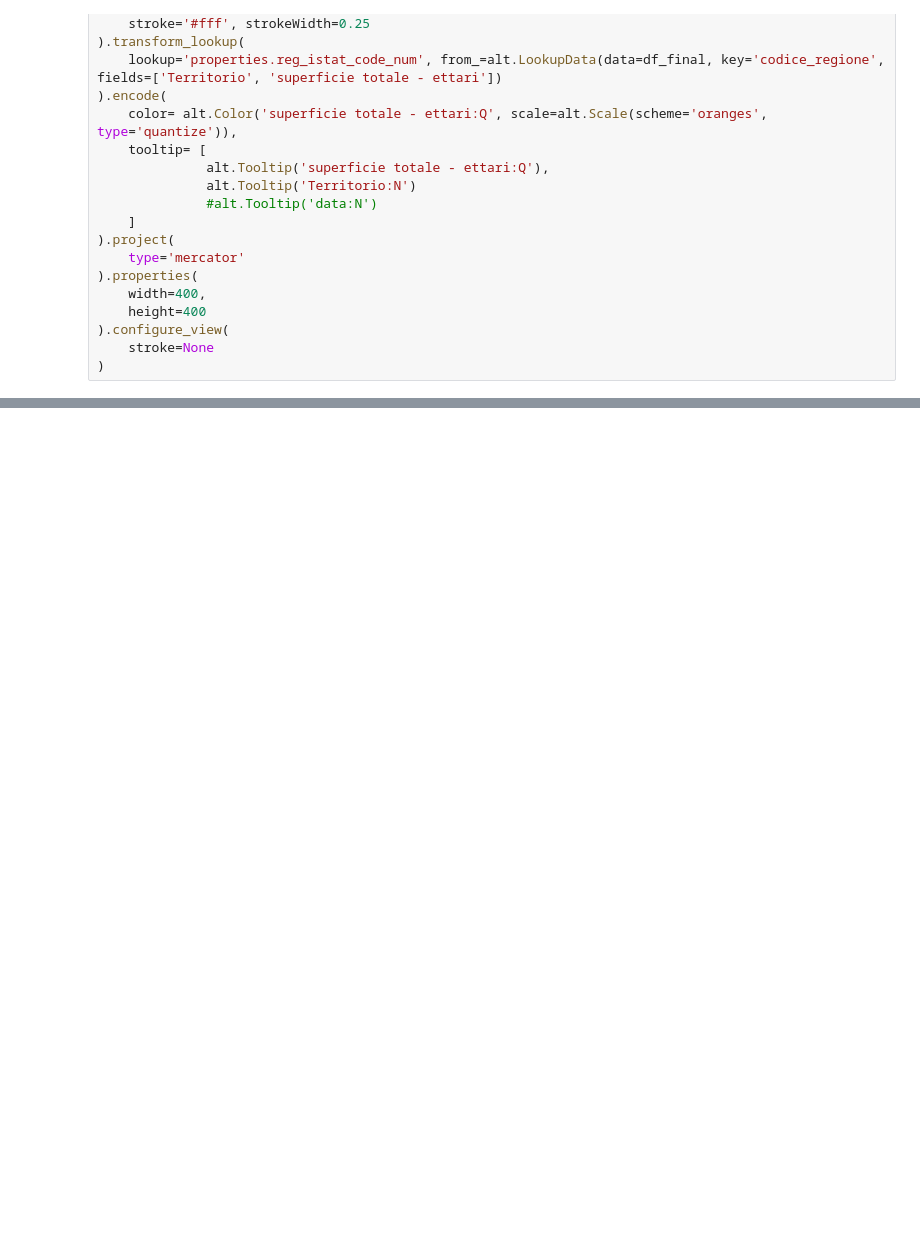
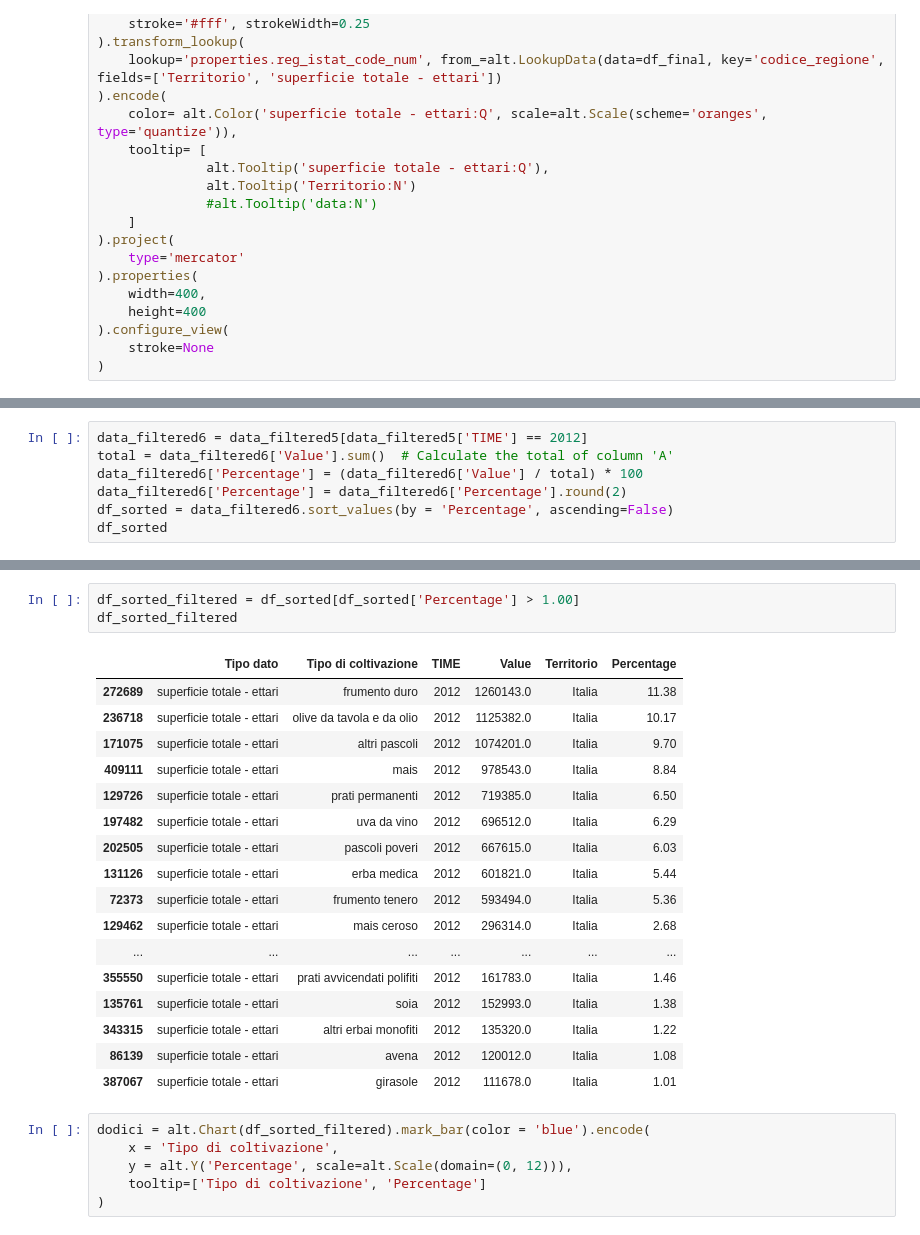
Before and after one commit to AntonioDonnangelo/italian_agriculture_and_protests_analysis, a Jupyter notebook: Data_understanding_ISTAT.ipynb, the cells around one changed output, grey strips where cells are left out. Cells and saved outputs as stored; diff of their text form; blank space fills up the shorter version.

```diff
--- a/Data_understanding_ISTAT.ipynb
+++ b/Data_understanding_ISTAT.ipynb
@@ -854,0 +995,7 @@ s
+# %%
+data_filtered6 = data_filtered5[data_filtered5['TIME'] == 2012]
+total = data_filtered6['Value'].sum()  # Calculate the total of column 'A'
+data_filtered6['Percentage'] = (data_filtered6['Value'] / total) * 100
+data_filtered6['Percentage'] = data_filtered6['Percentage'].round(2)
+df_sorted = data_filtered6.sort_values(by = 'Percentage', ascending=False)
+df_sorted
@@ -854,0 +1026,27 @@ s
+# %%
+df_sorted_filtered = df_sorted[df_sorted['Percentage'] > 1.00]
+df_sorted_filtered
+# %% [output]
+|  | Tipo dato | Tipo di coltivazione | TIME | Value | Territorio | Percentage |
+| 272689 | superficie totale - ettari | frumento duro | 2012 | 1260143.0 | Italia | 11.38 |
+| 236718 | superficie totale - ettari | olive da tavola e da olio | 2012 | 1125382.0 | Italia | 10.17 |
+| 171075 | superficie totale - ettari | altri pascoli | 2012 | 1074201.0 | Italia | 9.70 |
+| 409111 | superficie totale - ettari | mais | 2012 | 978543.0 | Italia | 8.84 |
+| 129726 | superficie totale - ettari | prati permanenti | 2012 | 719385.0 | Italia | 6.50 |
+| 197482 | superficie totale - ettari | uva da vino | 2012 | 696512.0 | Italia | 6.29 |
+| 202505 | superficie totale - ettari | pascoli poveri | 2012 | 667615.0 | Italia | 6.03 |
+| 131126 | superficie totale - ettari | erba medica | 2012 | 601821.0 | Italia | 5.44 |
+| 72373 | superficie totale - ettari | frumento tenero | 2012 | 593494.0 | Italia | 5.36 |
+| 129462 | superficie totale - ettari | mais ceroso | 2012 | 296314.0 | Italia | 2.68 |
+| ... | ... | ... | ... | ... | ... | ... |
+| 355550 | superficie totale - ettari | prati avvicendati polifiti | 2012 | 161783.0 | Italia | 1.46 |
+| 135761 | superficie totale - ettari | soia | 2012 | 152993.0 | Italia | 1.38 |
+| 343315 | superficie totale - ettari | altri erbai monofiti | 2012 | 135320.0 | Italia | 1.22 |
+| 86139 | superficie totale - ettari | avena | 2012 | 120012.0 | Italia | 1.08 |
+| 387067 | superficie totale - ettari | girasole | 2012 | 111678.0 | Italia | 1.01 |
+# %%
+dodici = alt.Chart(df_sorted_filtered).mark_bar(color = 'blue').encode(
+    x = 'Tipo di coltivazione',
+    y = alt.Y('Percentage', scale=alt.Scale(domain=(0, 12))),
+    tooltip=['Tipo di coltivazione', 'Percentage']
+)
```
Also changed, not shown: parts of 21 cells of this notebook.
